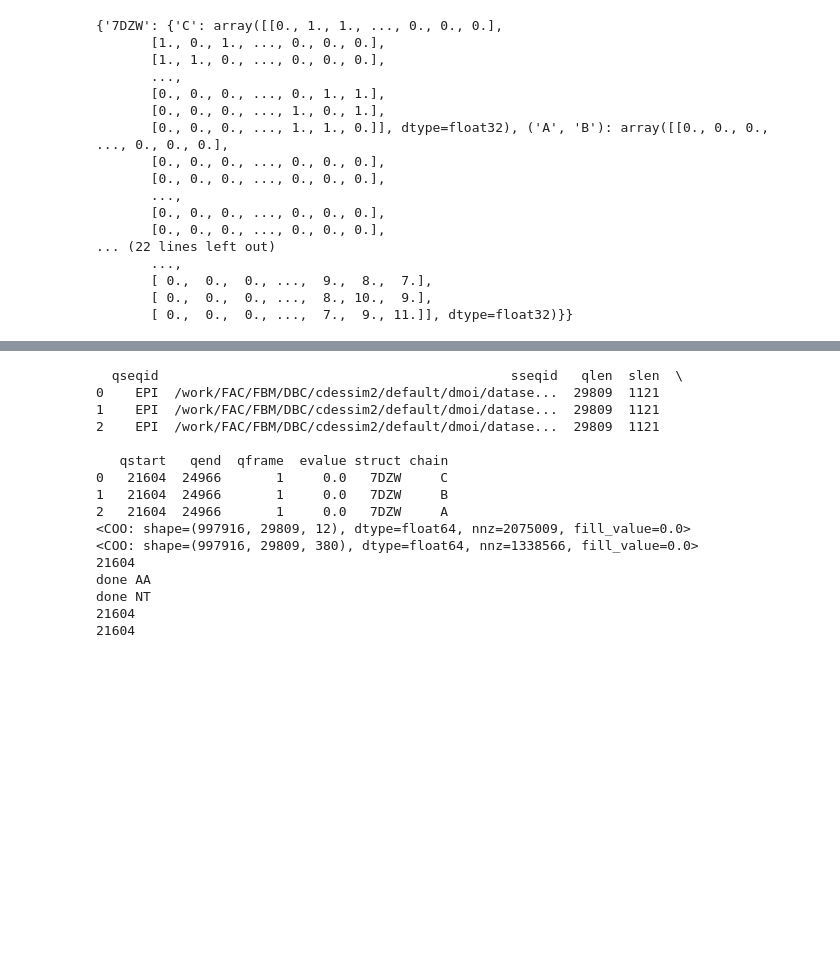
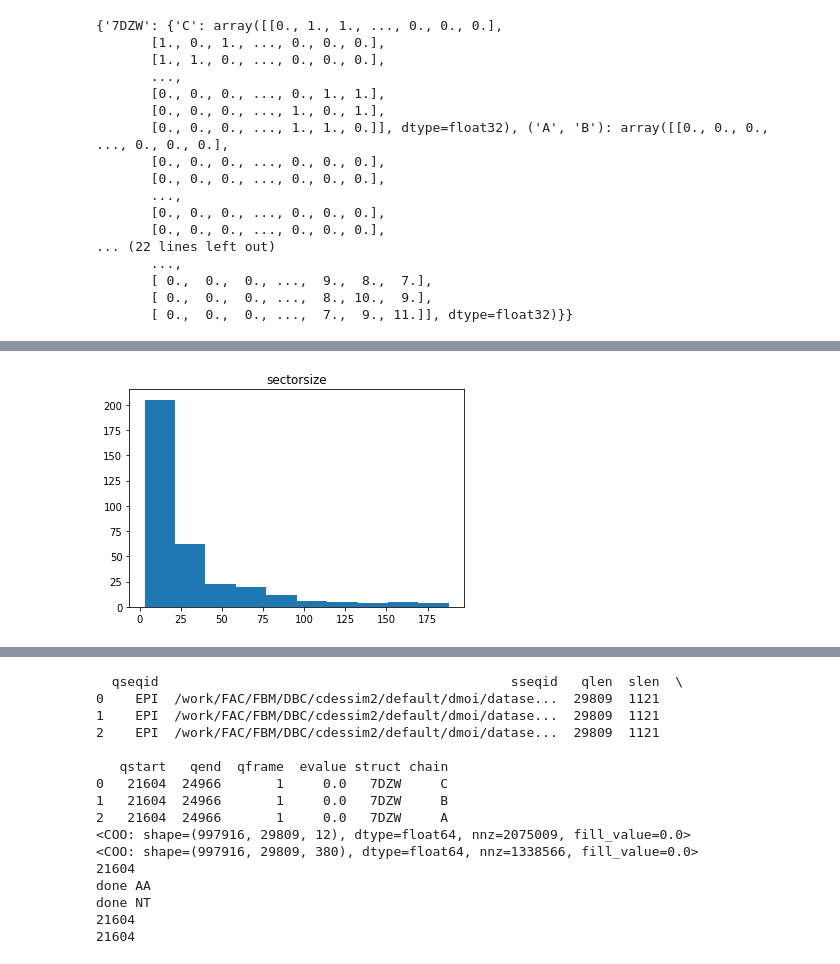
Before and after one commit to DessimozLab/CoronaCoev, a Jupyter notebook: validation_data/ValidateCovdBig_ML.ipynb, the cells around one changed output, grey strips where cells are left out. Saved outputs shown, nothing was run; the diff lists cells and outputs as text; code cells hidden in the pictures; blank space fills up the shorter version.

```diff
--- a/validation_data/ValidateCovdBig_ML.ipynb
+++ b/validation_data/ValidateCovdBig_ML.ipynb
@@ -706,7 +730,7 @@ if overwrite_connect == True:
         del distmats[model][chain]
 # %%
 import copy
-angstrom_cutoff = 15
+angstrom_cutoff = 20
 show_contacts = True
 
 if overwrite_connect == True:
@@ -884,22 +918,28 @@ for i,l in enumerate(tree.nodes()):
 for i,l in enumerate(tree.leaf_nodes()):
     l.sum_lengths = 1
 # %%
-compile_templates = False
+compile_templates = True
+compile_sectors = True
+
 if compile_templates == True:
     #check correlation of graphnet score w jaccard
     connectmat_up, connectmat_down, connectmat_diag, template_features = tree2Single_sparse_graph_updown(tree)
     print(connectmat_up.shape)
     print(template_features.shape)
-
-    sectormat = get_sectors(tree, breakpt = 600 )
-    print(sectormat.shape)
     with open('template_features.pkl' , 'wb') as templateout:
         templateout.write(pickle.dumps([connectmat_up, connectmat_down, connectmat_diag, template_features]))
 
-    with open('sectormat.pkl' , 'wb' ) as sectorout:
-        sectorout.write(pickle.dumps(sectormat))
 else:
     with open('template_features.pkl' , 'rb') as template_in:
         connectmat_up, connectmat_down, connectmat_diag, template_features = pickle.loads(template_in.read())
+
+if compile_sectors == True:
+    sectormat = get_sectors(tree, breakpt = 800 )
+    print(sectormat.shape)
+
+    with open('sectormat.pkl' , 'wb' ) as sectorout:
+        sectorout.write(pickle.dumps(sectormat))
+
+else:
     with open('sectormat.pkl' , 'rb') as sector_in:
         sectormat = pickle.loads(sector_in.read())
@@ -917,0 +971,8 @@ print( sectormat.shape)
+# %%
+
+sectorsum = sectormat.sum(axis = 0)
+plt.hist(sectorsum[sectorsum < 200 ].flat)
+plt.title('sectorsize')
+plt.show()
+# %% [output]
+[figure, added]
```
Also changed, not shown: parts of 29 cells of this notebook, 1 other file.
